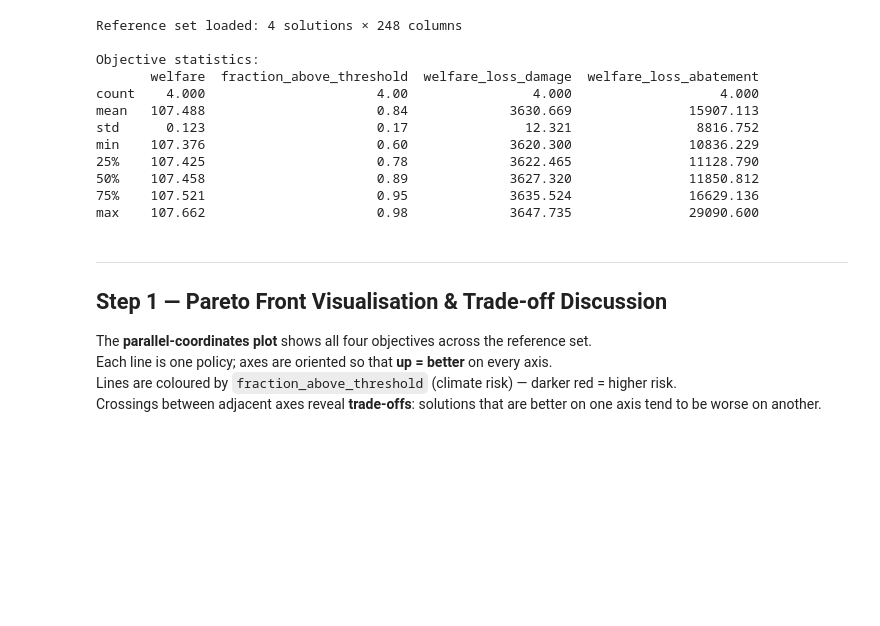
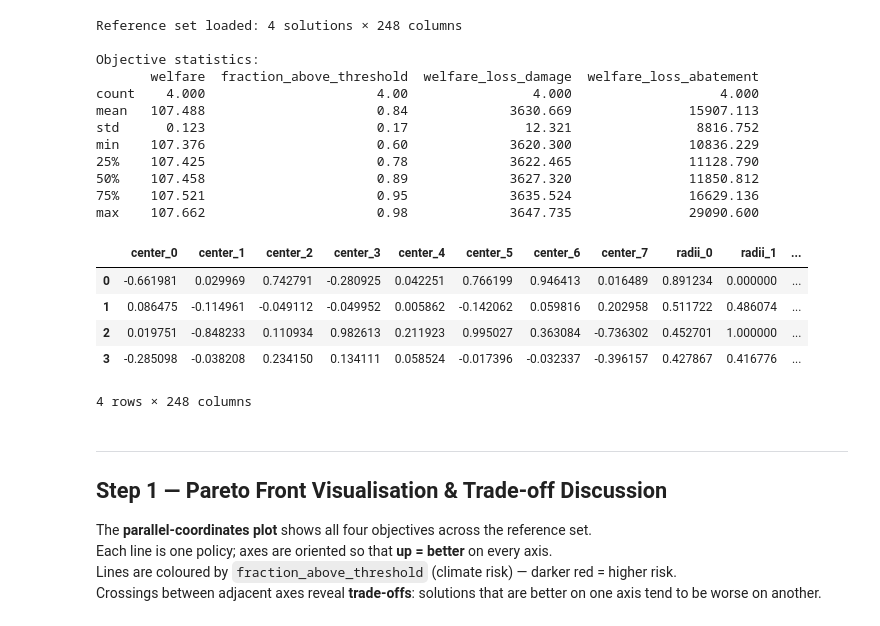
Before and after one commit to leahloise42/LDC_Group-, a Jupyter notebook: assignments_ema/assignment_07_pareto_visualisation.ipynb, the cells around one changed output. Drawn from its saved outputs; the diff is of its cells as text; code cells hidden in the pictures; blank space fills up the shorter version.

```diff
--- a/assignments_ema/assignment_07_pareto_visualisation.ipynb
+++ b/assignments_ema/assignment_07_pareto_visualisation.ipynb
@@ -172,6 +172,15 @@ min    107.376                      0.60             3620.300               1083
 50%    107.458                      0.89             3627.320               11850.812
 75%    107.521                      0.95             3635.524               16629.136
 max    107.662                      0.98             3647.735               29090.600
+# %%
+ref_set
+# %% [output]
+|  | center_0 | center_1 | center_2 | center_3 | center_4 | center_5 | center_6 | center_7 | radii_0 | radii_1 | ... |
+| 0 | -0.661981 | 0.029969 | 0.742791 | -0.280925 | 0.042251 | 0.766199 | 0.946413 | 0.016489 | 0.891234 | 0.000000 | ... |
+| 1 | 0.086475 | -0.114961 | -0.049112 | -0.049952 | 0.005862 | -0.142062 | 0.059816 | 0.202958 | 0.511722 | 0.486074 | ... |
+| 2 | 0.019751 | -0.848233 | 0.110934 | 0.982613 | 0.211923 | 0.995027 | 0.363084 | -0.736302 | 0.452701 | 1.000000 | ... |
+| 3 | -0.285098 | -0.038208 | 0.234150 | 0.134111 | 0.058524 | -0.017396 | -0.032337 | -0.396157 | 0.427867 | 0.416776 | ... |
+4 rows × 248 columns
 # %% [markdown]
 ---
 
```
Also changed, not shown: parts of 6 cells of this notebook, 1 other file.
